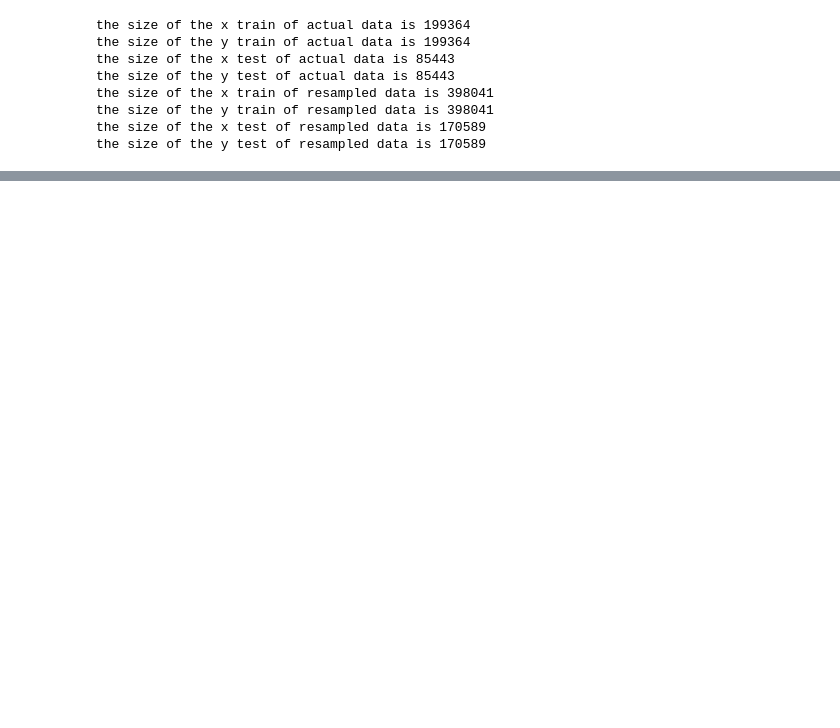
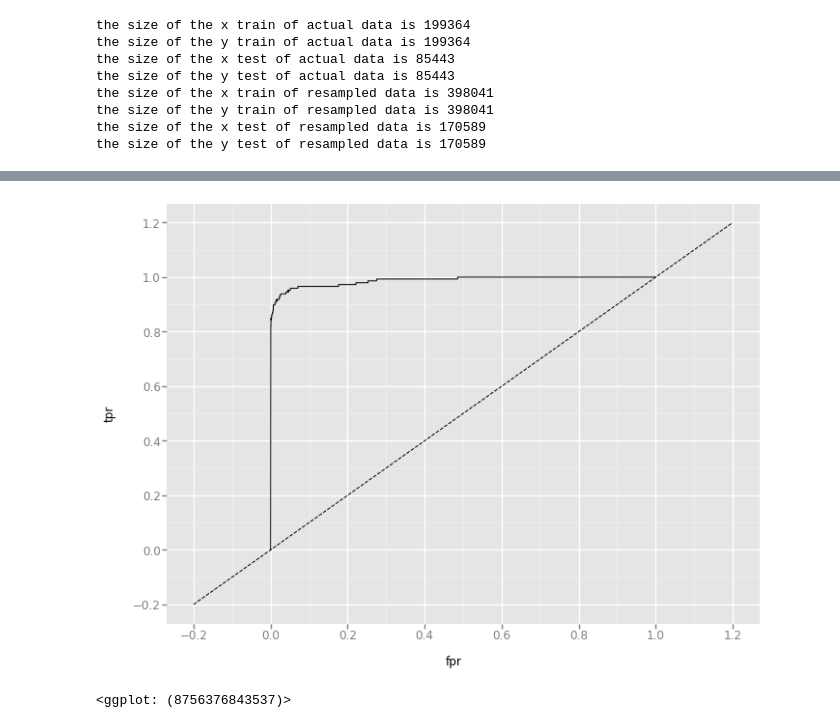
Before and after one commit to ashwingadam1/practice, a Jupyter notebook: credit_card_prediction.ipynb, the cells around one changed output, grey strips where cells are left out. Saved outputs shown, nothing was run; the diff lists cells and outputs as text; code cells hidden in the pictures; blank space fills up the shorter version.

```diff
--- a/credit_card_prediction.ipynb
+++ b/credit_card_prediction.ipynb
@@ -110,0 +193,11 @@ NameError: name 'train' is not defined
+# %%
+preds = logrig.predict_proba(x_test)[:,1]
+fpr, tpr, sc = roc_curve(y_test, preds)
+
+df = pd.DataFrame(dict(fpr=fpr, tpr=tpr))
+ggplot(df, aes(x='fpr', y='tpr')) +\
+    geom_line() +\
+    geom_abline(linetype='dashed')
+# %% [output]
+[figure, added]
+<ggplot: (8756376843537)>
```
Also changed, not shown: parts of 15 cells of this notebook, 1 other file.
